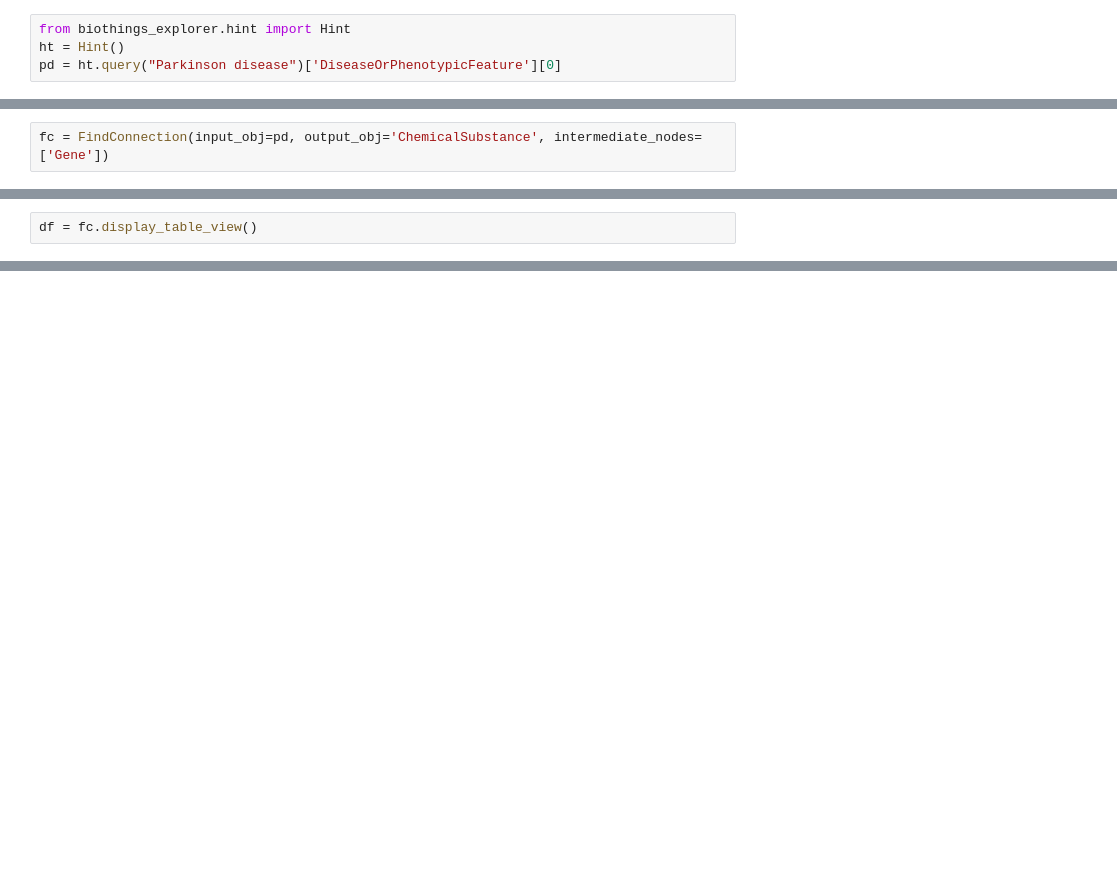
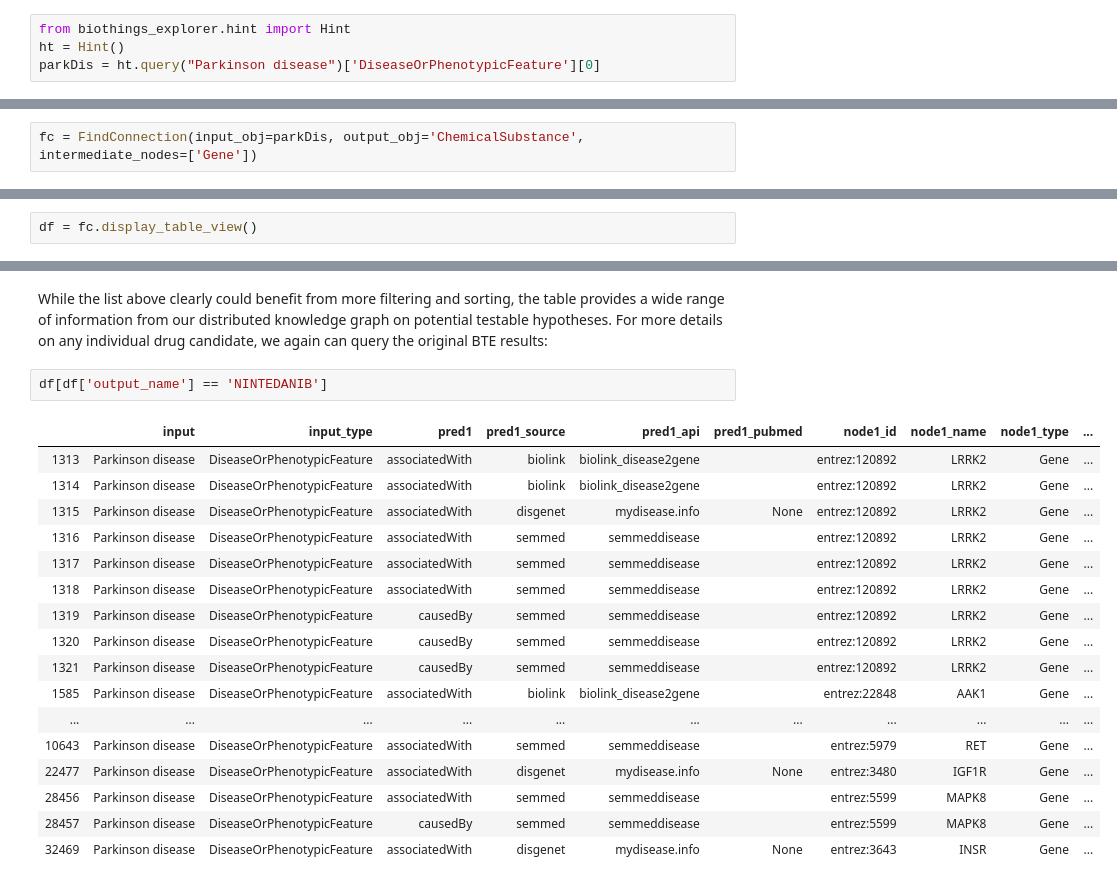
Before and after one commit to biothings/biothings_explorer_archived, a Jupyter notebook: jupyter notebooks/TIDBIT 02 Finding New Uses for Existing Drugs to Treat Parkinson’s Disease.ipynb, the cells around one changed output, grey strips where cells are left out. Drawn from its saved outputs; the diff is of its cells as text; blank space fills up the shorter version.

```diff
--- a/jupyter notebooks/TIDBIT 02 Finding New Uses for Existing Drugs to Treat Parkinson’s Disease.ipynb
+++ b/jupyter notebooks/TIDBIT 02 Finding New Uses for Existing Drugs to Treat Parkinson’s Disease.ipynb
@@ -15,4 +18,4 @@ Search terms can correspond to any child of [BiologicalEntity](https://biolink.g
 # %%
 from biothings_explorer.hint import Hint
 ht = Hint()
-pd = ht.query("Parkinson disease")['DiseaseOrPhenotypicFeature'][0]
+parkDis = ht.query("Parkinson disease")['DiseaseOrPhenotypicFeature'][0]
@@ -38,7 +39,7 @@ The parameters for `FindConnection` are described below:
 # %%
 from biothings_explorer.user_query_dispatcher import FindConnection
 # %%
-fc = FindConnection(input_obj=pd, output_obj='ChemicalSubstance', intermediate_nodes=['Gene'])
+fc = FindConnection(input_obj=parkDis, output_obj='ChemicalSubstance', intermediate_nodes=['Gene'])
 # %%
 fc.connect(verbose=True)
 # %% [output]
@@ -94,0 +132,22 @@ array(['umls:C0243192', 'umls:C0207636', 'umls:C0008260', 'umls:C0043047',
+# %% [markdown]
+While the list above clearly could benefit from more filtering and sorting, the table provides a wide range of information from our distributed knowledge graph on potential testable hypotheses. For more details on any individual drug candidate, we again can query the original BTE results:
+# %%
+df[df['output_name'] == 'NINTEDANIB']
+# %% [output]
+|  | input | input_type | pred1 | pred1_source | pred1_api | pred1_pubmed | node1_id | node1_name | node1_type | ... |
+| 1313 | Parkinson disease | DiseaseOrPhenotypicFeature | associatedWith | biolink | biolink_disease2gene |  | entrez:120892 | LRRK2 | Gene | ... |
+| 1314 | Parkinson disease | DiseaseOrPhenotypicFeature | associatedWith | biolink | biolink_disease2gene |  | entrez:120892 | LRRK2 | Gene | ... |
+| 1315 | Parkinson disease | DiseaseOrPhenotypicFeature | associatedWith | disgenet | mydisease.info | None | entrez:120892 | LRRK2 | Gene | ... |
+| 1316 | Parkinson disease | DiseaseOrPhenotypicFeature | associatedWith | semmed | semmeddisease |  | entrez:120892 | LRRK2 | Gene | ... |
+| 1317 | Parkinson disease | DiseaseOrPhenotypicFeature | associatedWith | semmed | semmeddisease |  | entrez:120892 | LRRK2 | Gene | ... |
+| 1318 | Parkinson disease | DiseaseOrPhenotypicFeature | associatedWith | semmed | semmeddisease |  | entrez:120892 | LRRK2 | Gene | ... |
+| 1319 | Parkinson disease | DiseaseOrPhenotypicFeature | causedBy | semmed | semmeddisease |  | entrez:120892 | LRRK2 | Gene | ... |
+| 1320 | Parkinson disease | DiseaseOrPhenotypicFeature | causedBy | semmed | semmeddisease |  | entrez:120892 | LRRK2 | Gene | ... |
+| 1321 | Parkinson disease | DiseaseOrPhenotypicFeature | causedBy | semmed | semmeddisease |  | entrez:120892 | LRRK2 | Gene | ... |
+| 1585 | Parkinson disease | DiseaseOrPhenotypicFeature | associatedWith | biolink | biolink_disease2gene |  | entrez:22848 | AAK1 | Gene | ... |
+| ... | ... | ... | ... | ... | ... | ... | ... | ... | ... | ... |
+| 10643 | Parkinson disease | DiseaseOrPhenotypicFeature | associatedWith | semmed | semmeddisease |  | entrez:5979 | RET | Gene | ... |
+| 22477 | Parkinson disease | DiseaseOrPhenotypicFeature | associatedWith | disgenet | mydisease.info | None | entrez:3480 | IGF1R | Gene | ... |
+| 28456 | Parkinson disease | DiseaseOrPhenotypicFeature | associatedWith | semmed | semmeddisease |  | entrez:5599 | MAPK8 | Gene | ... |
+| 28457 | Parkinson disease | DiseaseOrPhenotypicFeature | causedBy | semmed | semmeddisease |  | entrez:5599 | MAPK8 | Gene | ... |
+| 32469 | Parkinson disease | DiseaseOrPhenotypicFeature | associatedWith | disgenet | mydisease.info | None | entrez:3643 | INSR | Gene | ... |
```
Also changed, not shown: parts of 16 cells of this notebook, 1 other file.
